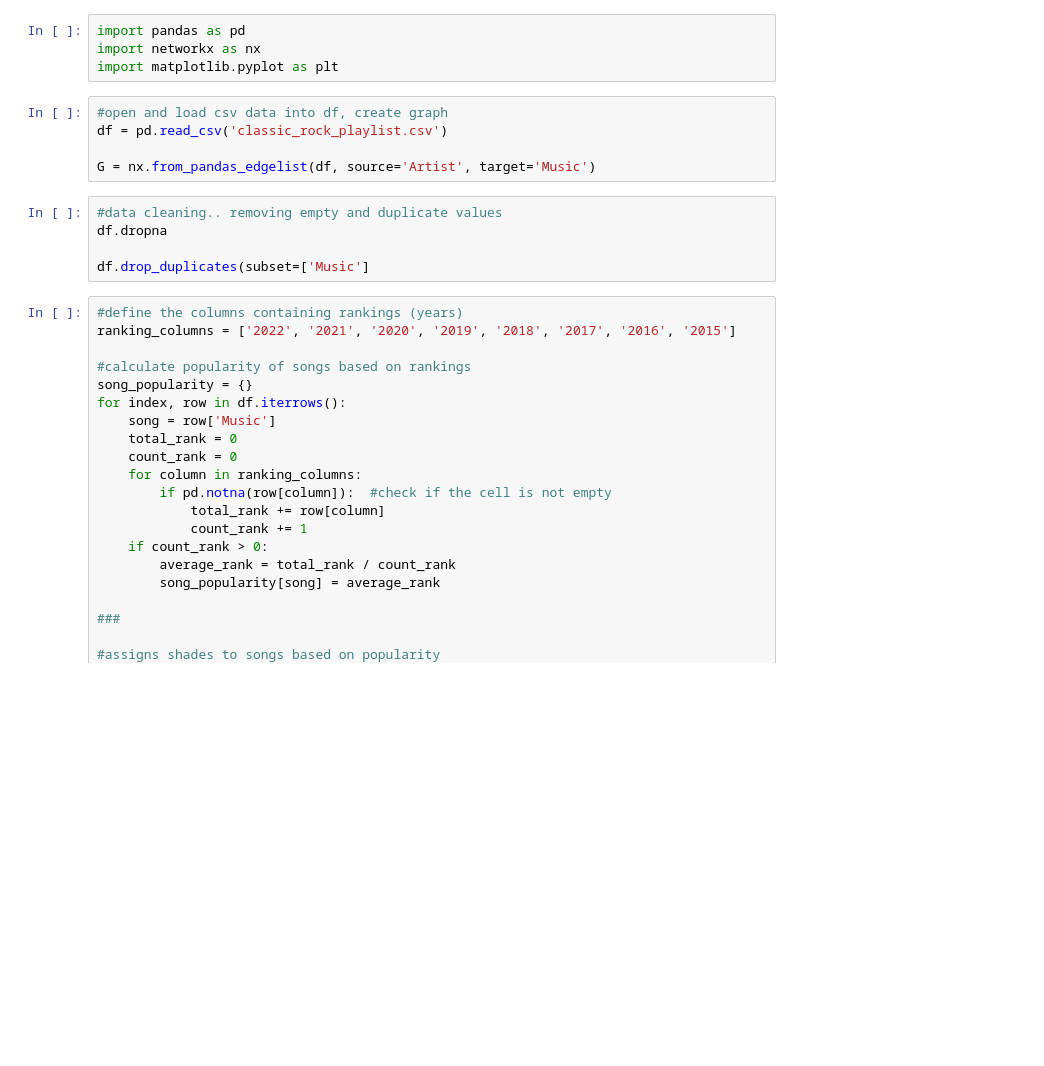
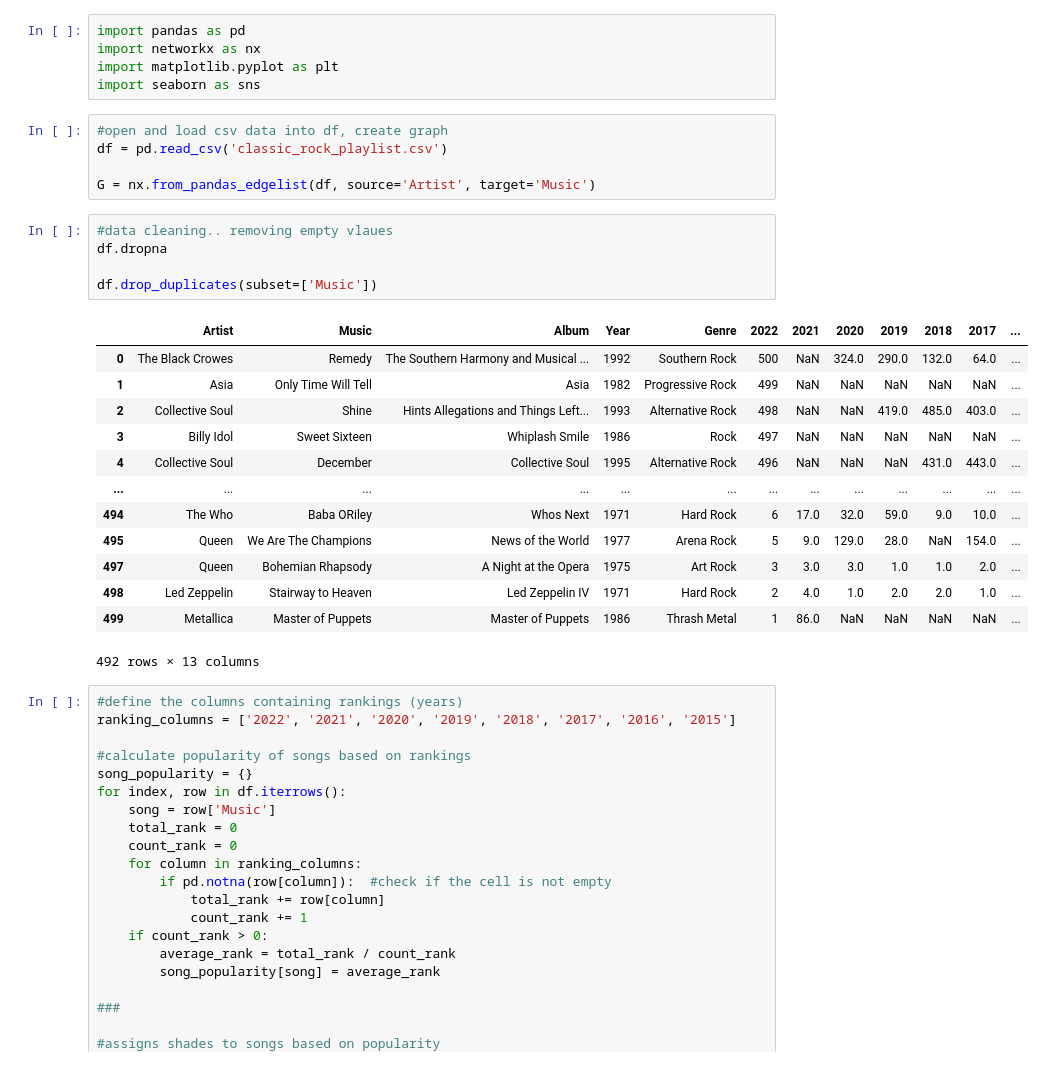
Before and after one commit to jakefine3/Classic-Rock-Network, a Jupyter notebook: Classic_Rock_Network.ipynb, the cells around one changed output. Cells and saved outputs as stored; diff of their text form; blank space fills up the shorter version.

```diff
--- a/Classic_Rock_Network.ipynb
+++ b/Classic_Rock_Network.ipynb
@@ -2,16 +2,31 @@
 import pandas as pd
 import networkx as nx
 import matplotlib.pyplot as plt
+import seaborn as sns
 # %%
 #open and load csv data into df, create graph
 df = pd.read_csv('classic_rock_playlist.csv')
 
 G = nx.from_pandas_edgelist(df, source='Artist', target='Music')
 # %%
-#data cleaning.. removing empty and duplicate values
+#data cleaning.. removing empty vlaues
 df.dropna
 
-df.drop_duplicates(subset=['Music']
+df.drop_duplicates(subset=['Music'])
+# %% [output]
+|  | Artist | Music | Album | Year | Genre | 2022 | 2021 | 2020 | 2019 | 2018 | 2017 | ... |
+| 0 | The Black Crowes | Remedy | The Southern Harmony and Musical ... | 1992 | Southern Rock | 500 | NaN | 324.0 | 290.0 | 132.0 | 64.0 | ... |
+| 1 | Asia | Only Time Will Tell | Asia | 1982 | Progressive Rock | 499 | NaN | NaN | NaN | NaN | NaN | ... |
+| 2 | Collective Soul | Shine | Hints Allegations and Things Left... | 1993 | Alternative Rock | 498 | NaN | NaN | 419.0 | 485.0 | 403.0 | ... |
+| 3 | Billy Idol | Sweet Sixteen | Whiplash Smile | 1986 | Rock | 497 | NaN | NaN | NaN | NaN | NaN | ... |
+| 4 | Collective Soul | December | Collective Soul | 1995 | Alternative Rock | 496 | NaN | NaN | NaN | 431.0 | 443.0 | ... |
+| ... | ... | ... | ... | ... | ... | ... | ... | ... | ... | ... | ... | ... |
+| 494 | The Who | Baba ORiley | Whos Next | 1971 | Hard Rock | 6 | 17.0 | 32.0 | 59.0 | 9.0 | 10.0 | ... |
+| 495 | Queen | We Are The Champions | News of the World | 1977 | Arena Rock | 5 | 9.0 | 129.0 | 28.0 | NaN | 154.0 | ... |
+| 497 | Queen | Bohemian Rhapsody | A Night at the Opera | 1975 | Art Rock | 3 | 3.0 | 3.0 | 1.0 | 1.0 | 2.0 | ... |
+| 498 | Led Zeppelin | Stairway to Heaven | Led Zeppelin IV | 1971 | Hard Rock | 2 | 4.0 | 1.0 | 2.0 | 2.0 | 1.0 | ... |
+| 499 | Metallica | Master of Puppets | Master of Puppets | 1986 | Thrash Metal | 1 | 86.0 | NaN | NaN | NaN | NaN | ... |
+492 rows × 13 columns
 # %%
 #define the columns containing rankings (years)
 ranking_columns = ['2022', '2021', '2020', '2019', '2018', '2017', '2016', '2015']
```
Also changed, not shown: parts of 2 cells of this notebook.
